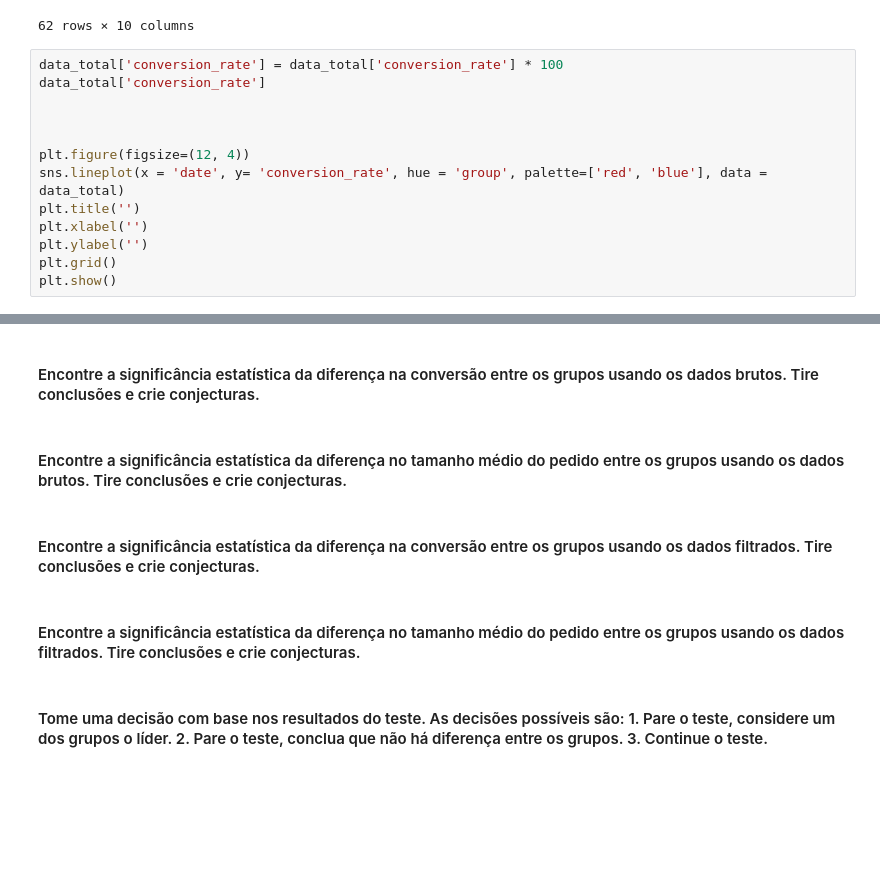
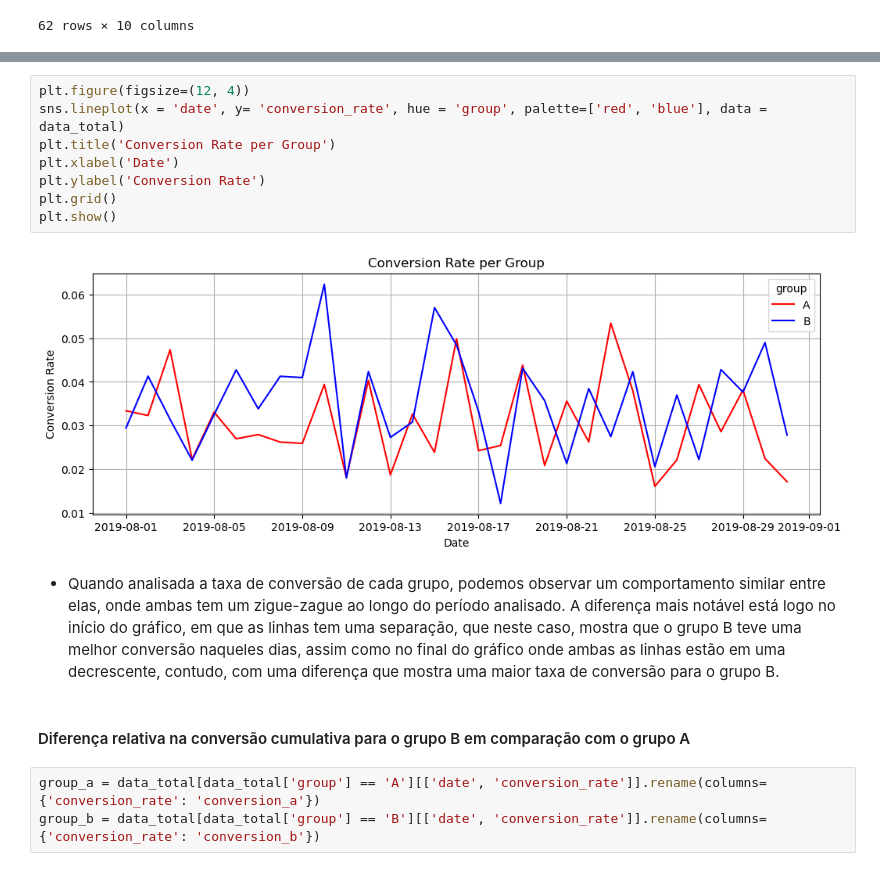
Before and after one commit to RafaelGenari/Bootcamp_Project_Making_Decisions_Based_In_Data, a Jupyter notebook: Notebooks/EDA.ipynb, the cells around one changed output, grey strips where cells are left out. Cells and saved outputs as stored; diff of their text form; blank space fills up the shorter version.

```diff
--- a/Notebooks/EDA.ipynb
+++ b/Notebooks/EDA.ipynb
@@ -433,16 +447,3 @@ data_total
 | 60 | 2019-08-31 | A | 991 | 12 | 64540 | 557 | 115.870736 | ... |
 | 61 | 2019-08-31 | B | 2104 | 20 | 92825 | 640 | 145.039062 | ... |
 62 rows × 10 columns
-# %%
-data_total['conversion_rate'] = data_total['conversion_rate'] * 100
-data_total['conversion_rate']
-
-
-
-plt.figure(figsize=(12, 4))
-sns.lineplot(x = 'date', y= 'conversion_rate', hue = 'group', palette=['red', 'blue'], data = data_total)
-plt.title('')
-plt.xlabel('')
-plt.ylabel('')
-plt.grid()
-plt.show()
@@ -530,10 +450,17 @@ plt.show()
-# %% [markdown]
-#### Encontre a significância estatística da diferença na conversão entre os grupos usando os dados brutos. Tire conclusões e crie conjecturas.
-# %% [markdown]
-#### Encontre a significância estatística da diferença no tamanho médio do pedido entre os grupos usando os dados brutos. Tire conclusões e crie conjecturas.
-# %% [markdown]
-#### Encontre a significância estatística da diferença na conversão entre os grupos usando os dados filtrados. Tire conclusões e crie conjecturas.
-# %% [markdown]
-#### Encontre a significância estatística da diferença no tamanho médio do pedido entre os grupos usando os dados filtrados. Tire conclusões e crie conjecturas.
-# %% [markdown]
-#### Tome uma decisão com base nos resultados do teste. As decisões possíveis são: 1. Pare o teste, considere um dos grupos o líder. 2. Pare o teste, conclua que não há diferença entre os grupos. 3. Continue o teste.
+# %%
+plt.figure(figsize=(12, 4))
+sns.lineplot(x = 'date', y= 'conversion_rate', hue = 'group', palette=['red', 'blue'], data = data_total)
+plt.title('Conversion Rate per Group')
+plt.xlabel('Date')
+plt.ylabel('Conversion Rate')
+plt.grid()
+plt.show()
+# %% [output]
+[figure, added]
+# %% [markdown]
+- Quando analisada a taxa de conversão de cada grupo, podemos observar um comportamento similar entre elas, onde ambas tem um zigue-zague ao longo do período analisado. A diferença mais notável está logo no início do gráfico, em que as linhas tem uma separação, que neste caso, mostra que o grupo B teve uma melhor conversão naqueles dias, assim como no final do gráfico onde ambas as linhas estão em uma decrescente, contudo, com uma diferença que mostra uma maior taxa de conversão para o grupo B.
+# %% [markdown]
+#### Diferença relativa na conversão cumulativa para o grupo B em comparação com o grupo A
+# %%
+group_a = data_total[data_total['group'] == 'A'][['date', 'conversion_rate']].rename(columns={'conversion_rate': 'conversion_a'})
+group_b = data_total[data_total['group'] == 'B'][['date', 'conversion_rate']].rename(columns={'conversion_rate': 'conversion_b'})
```
Also changed, not shown: parts of 44 cells of this notebook.
